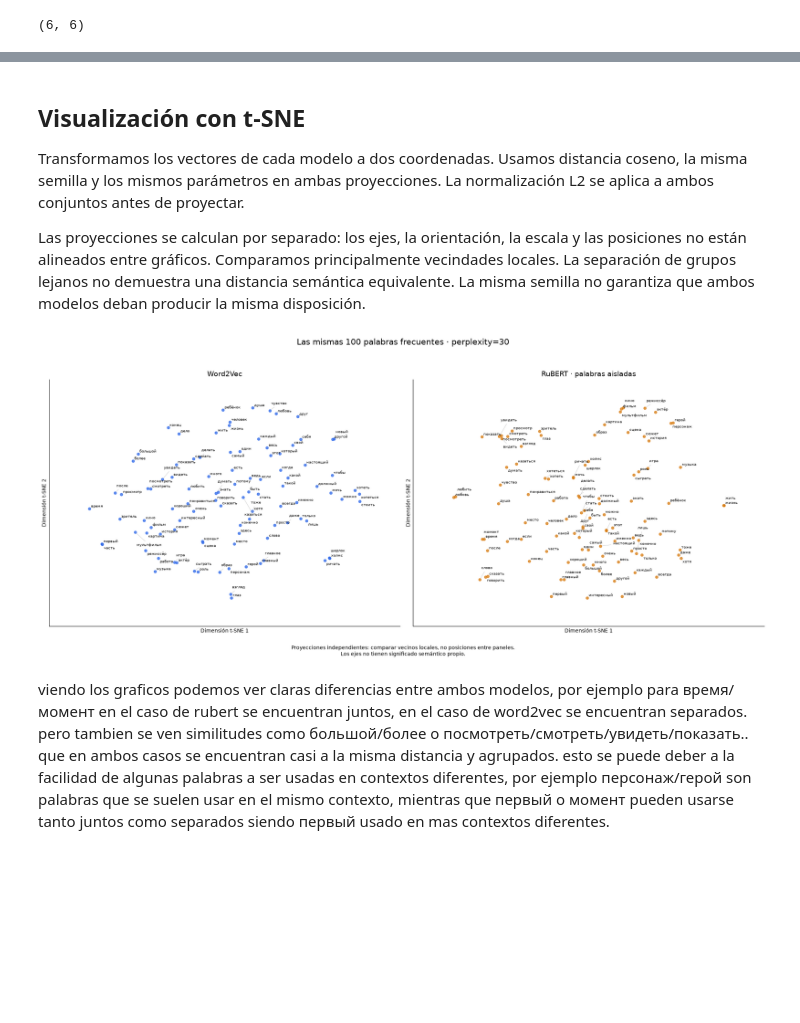
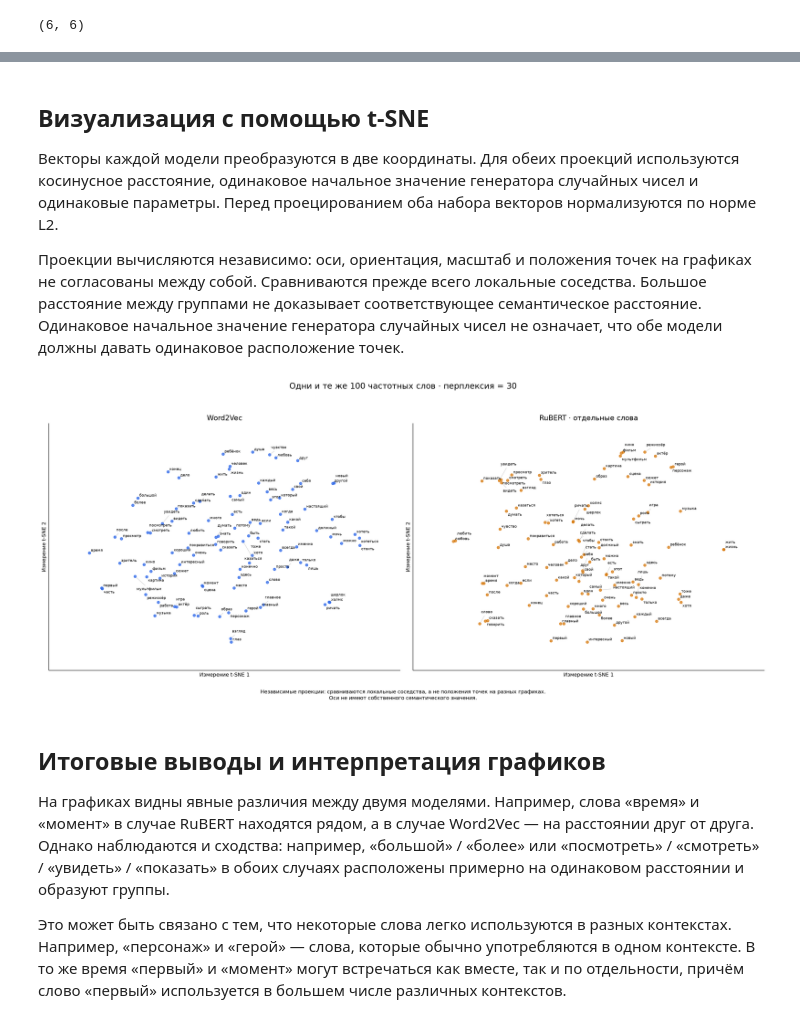
Before and after one commit to qjarishekka/tec-data-analisis, a Jupyter notebook: lab05/task/task_es.ipynb, the cells around one changed output, grey strips where cells are left out. Saved outputs shown, nothing was run; the diff lists cells and outputs as text; code cells hidden in the pictures; blank space fills up the shorter version.

```diff
--- a/lab05/task/task_es.ipynb
+++ b/lab05/task/task_es.ipynb
@@ -95,25 +112,31 @@ RuBERT recibe cada palabra aislada. Es una comparación inicial entre modelos; t
 # %%
+from transformers.utils import logging as transformers_logging
+transformers_logging.set_verbosity_error()
+transformers_logging.disable_progress_bar()
 from sentence_transformers import SentenceTransformer
 
 N_PALABRAS = 100
-# Primero filtramos por longitud; después tomamos las primeras 100.
-# Se conserva el orden por frecuencia del vocabulario.
+# Сначала фильтруем слова по длине, затем берём первые 100.
+# Сохраняем порядок словаря по частоте.
 palabras = [
     palabra for palabra in modelo_w2v.wv.index_to_key
     if len(palabra) > 3
 ][:N_PALABRAS]
 vectores_w2v = modelo_w2v.wv[palabras]
 
+print("Загрузка локальной модели RuBERT…")
 modelo_rubert = SentenceTransformer(
     "rubert-tiny2", device="cpu", local_files_only=True
 )
+print(f"Векторизация слов: {len(palabras)}…")
 vectores_rubert = modelo_rubert.encode(
     palabras,
     batch_size=32,
-    show_progress_bar=True,
+    show_progress_bar=False,
     convert_to_numpy=True,
     normalize_embeddings=True
 )
-print("Word2Vec:", vectores_w2v.shape)
-print("RuBERT:", vectores_rubert.shape)
+print("Размер матрицы Word2Vec:", vectores_w2v.shape)
+print("Размер матрицы RuBERT:", vectores_rubert.shape)
+print("Векторизация завершена.")
 # %% [output]
@@ -135,9 +147,9 @@ RuBERT: (100, 312)
 # %% [markdown]
-## Visualización con t-SNE
+## Визуализация с помощью t-SNE
 
-Transformamos los vectores de cada modelo a dos coordenadas. Usamos distancia coseno, la misma semilla y los mismos parámetros en ambas proyecciones. La normalización L2 se aplica a ambos conjuntos antes de proyectar.
+Векторы каждой модели преобразуются в две координаты. Для обеих проекций используются косинусное расстояние, одинаковое начальное значение генератора случайных чисел и одинаковые параметры. Перед проецированием оба набора векторов нормализуются по норме L2.
 
-Las proyecciones se calculan por separado: los ejes, la orientación, la escala y las posiciones no están alineados entre gráficos. Comparamos principalmente vecindades locales. La separación de grupos lejanos no demuestra una distancia semántica equivalente. La misma semilla no garantiza que ambos modelos deban producir la misma disposición.
+Проекции вычисляются независимо: оси, ориентация, масштаб и положения точек на графиках не согласованы между собой. Сравниваются прежде всего локальные соседства. Большое расстояние между группами не доказывает соответствующее семантическое расстояние. Одинаковое начальное значение генератора случайных чисел не означает, что обе модели должны давать одинаковое расположение точек.
 # %%
 from pathlib import Path
 import numpy as np
@@ -147,15 +159,15 @@ from sklearn.preprocessing import normalize
 
 n = len(palabras)
 if n < 2:
-    raise ValueError("Se necesitan al menos dos palabras para comparar.")
+    raise ValueError("Для сравнения необходимы как минимум два слова.")
 if len(vectores_w2v) != n or len(vectores_rubert) != n:
-    raise ValueError("Las matrices deben tener una fila por palabra y el mismo orden.")
+    raise ValueError("Матрицы должны содержать по одной строке на слово, в одинаковом порядке.")
 
-# Perplexity debe ser menor que el número de puntos.
+# Значение perplexity должно быть меньше числа точек.
 perplexity = min(30.0, (n - 1) / 3)
 
 def proyectar_tsne(vectores):
-    """Proyecta una matriz de embeddings a dos dimensiones."""
+    """Проецирует матрицу эмбеддингов на двумерное пространство."""
     vectores = normalize(np.asarray(vectores), norm="l2")
     return TSNE(
         n_components=2,
@@ -173,7 +185,7 @@ posiciones_rubert = proyectar_tsne(vectores_rubert)
 fig, axes = plt.subplots(1, 2, figsize=(20, 9))
 for ax, posiciones, titulo, color in [
     (axes[0], posiciones_w2v, "Word2Vec", "#2563eb"),
-    (axes[1], posiciones_rubert, "RuBERT · palabras aisladas", "#d97706")
+    (axes[1], posiciones_rubert, "RuBERT · отдельные слова", "#d97706")
 ]:
     ax.scatter(posiciones[:, 0], posiciones[:, 1], s=25, color=color, alpha=0.75)
     for palabra, (x, y) in zip(palabras, posiciones):
@@ -181,40 +193,50 @@ for ax, posiciones, titulo, color in [
                     textcoords="offset points", fontsize=7,
                     arrowprops={"arrowstyle": "-", "color": "0.65", "lw": 0.4})
     ax.set_title(titulo, fontsize=14)
-    ax.set_xlabel("Dimensión t-SNE 1")
-    ax.set_ylabel("Dimensión t-SNE 2")
+    ax.set_xlabel("Измерение t-SNE 1")
+    ax.set_ylabel("Измерение t-SNE 2")
     ax.set_xticks([])
     ax.set_yticks([])
     ax.margins(0.15)
     ax.spines[["top", "right"]].set_visible(False)
 
-fig.suptitle(f"Las mismas {n} palabras frecuentes · perplexity={perplexity:g}", fontsize=16)
+fig.suptitle(f"Одни и те же {n} частотных слов · перплексия = {perplexity:g}", fontsize=16)
 fig.text(0.5, 0.02,
-         "Proyecciones independientes: comparar vecinos locales, no posiciones entre paneles.\n"
-         "Los ejes no tienen significado semántico propio.",
+         "Независимые проекции: сравниваются локальные соседства, а не положения точек на разных графиках.\n"
+         "Оси не имеют собственного семантического значения.",
          ha="center", fontsize=10)
 fig.tight_layout(rect=(0, 0.07, 1, 0.94))
-# Desplazamos solo las etiquetas para reducir solapamientos; los puntos no cambian.
+# Для уменьшения наложений смещаем только подписи; точки остаются на месте.
 fig.canvas.draw()
 renderer = fig.canvas.get_renderer()
 for ax in axes:
     ocupados = []
     for etiqueta in ax.texts:
         for dx in (3, -35, 25):
             libre = False
             for dy in (3, 12, -9, 21, -18, 30, -27, 39, -36, 48, -45):
                 etiqueta.set_position((dx, dy))
                 caja = plt.Text.get_window_extent(etiqueta, renderer).expanded(1.05, 1.15)
                 if not any(caja.overlaps(otra) for otra in ocupados):
                     libre = True
                     break
             if libre:
                 break
         ocupados.append(caja)
 Path("resultados").mkdir(exist_ok=True)
 fig.savefig("resultados/tsne_comparacion.png", dpi=180, bbox_inches="tight")
-plt.show()
+plt.close(fig)
+from base64 import b64encode
+from IPython.display import display
+display({
+    "image/png": b64encode(Path("resultados/tsne_comparacion.png").read_bytes()).decode("ascii"),
+    "text/plain": "Графики t-SNE: Word2Vec и RuBERT."
+}, raw=True)
 # %% [output]
-[figure, old version]
+[figure, new version]
 # %% [markdown]
-viendo los graficos podemos ver claras diferencias entre ambos modelos, por ejemplo para время/момент en el caso de rubert se encuentran juntos, en el caso de word2vec se encuentran separados. pero tambien se ven similitudes como большой/более o посмотреть/смотреть/увидеть/показать.. que en ambos casos se encuentran casi a la misma distancia y agrupados. esto se puede deber a la facilidad de algunas palabras a ser usadas en contextos diferentes, por ejemplo персонаж/герой son palabras que se suelen usar en el mismo contexto, mientras que первый o момент pueden usarse tanto juntos como separados siendo первый usado en mas contextos diferentes.
+## Итоговые выводы и интерпретация графиков
+
+На графиках видны явные различия между двумя моделями. Например, слова «время» и «момент» в случае RuBERT находятся рядом, а в случае Word2Vec — на расстоянии друг от друга. Однако наблюдаются и сходства: например, «большой» / «более» или «посмотреть» / «смотреть» / «увидеть» / «показать» в обоих случаях расположены примерно на одинаковом расстоянии и образуют группы.
+
+Это может быть связано с тем, что некоторые слова легко используются в разных контекстах. Например, «персонаж» и «герой» — слова, которые обычно употребляются в одном контексте. В то же время «первый» и «момент» могут встречаться как вместе, так и по отдельности, причём слово «первый» используется в большем числе различных контекстов.
```
Also changed, not shown: parts of 9 cells of this notebook, 2 other files.
